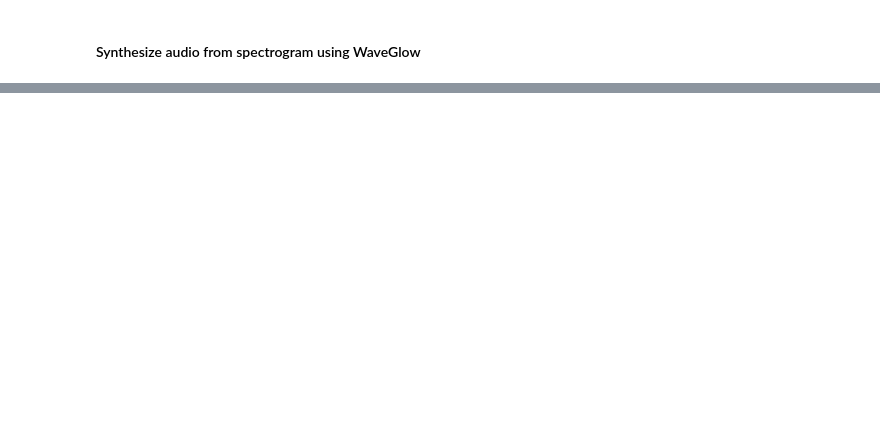
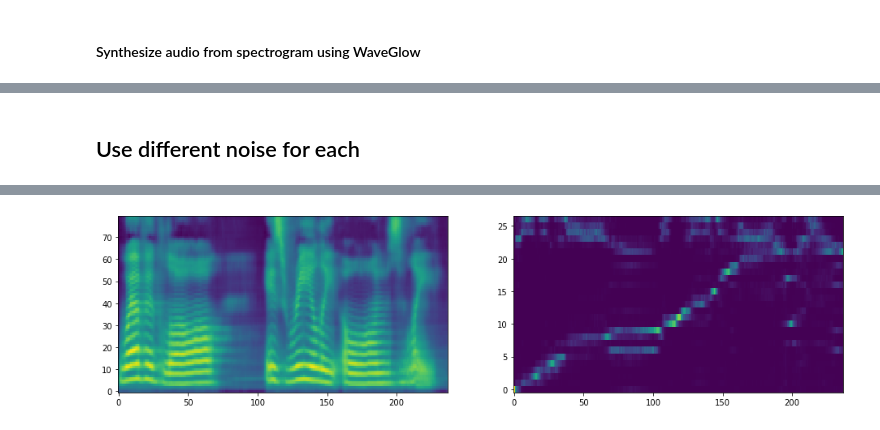
Before and after one commit to Brechard/GANtron, a Jupyter notebook: inference.ipynb, the cells around one changed output, grey strips where cells are left out. Saved outputs shown, nothing was run; the diff lists cells and outputs as text; code cells hidden in the pictures; blank space fills up the shorter version.

```diff
--- a/inference.ipynb
+++ b/inference.ipynb
@@ -103,7 +119,10 @@ ipd.Audio(audio[0].data.cpu().numpy(), rate=hparams.sampling_rate)
+# %% [markdown]
+## Use different noise for each
 # %%
-style = torch.rand(1, sequence.size(1), 88)
+style = torch.rand(1, sequence.size(1), hparams.noise_size)
 audio = generate(style.cuda())
 ipd.Audio(audio[0].data.cpu().numpy(), rate=hparams.sampling_rate)
 # %% [output]
 [interactive output not drawn]
+[figure, added]
 # %%
```
Also changed, not shown: parts of 12 cells of this notebook, 1 other file.
